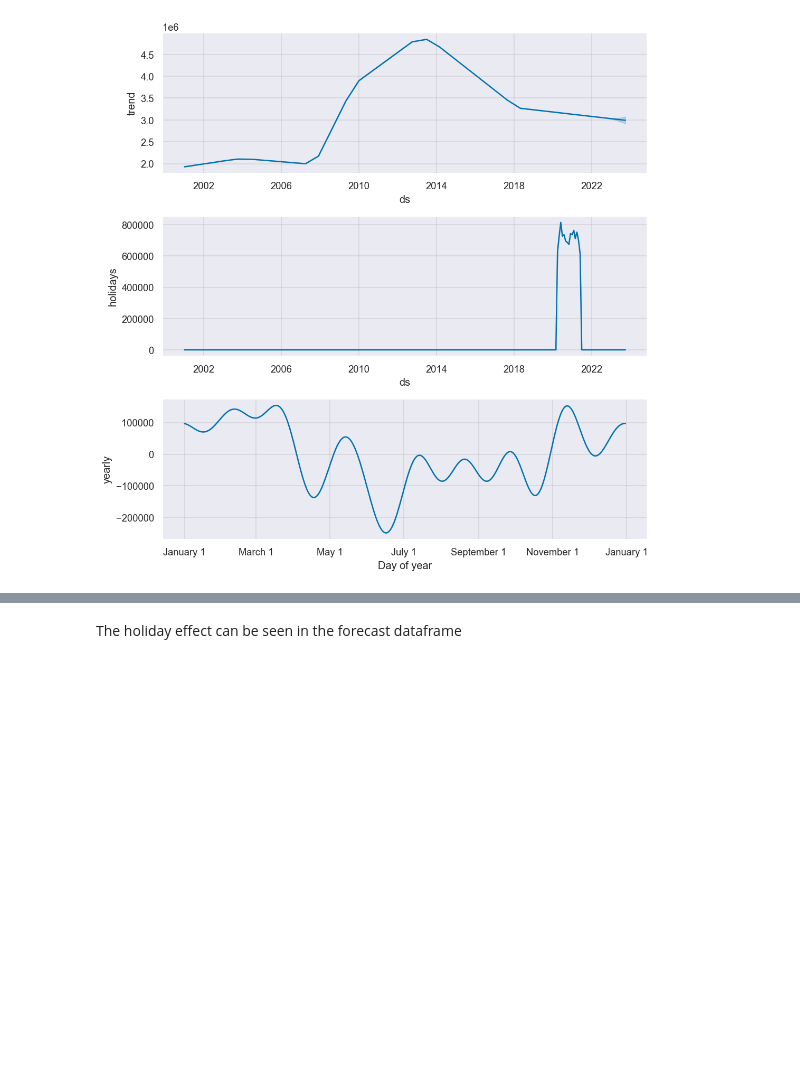
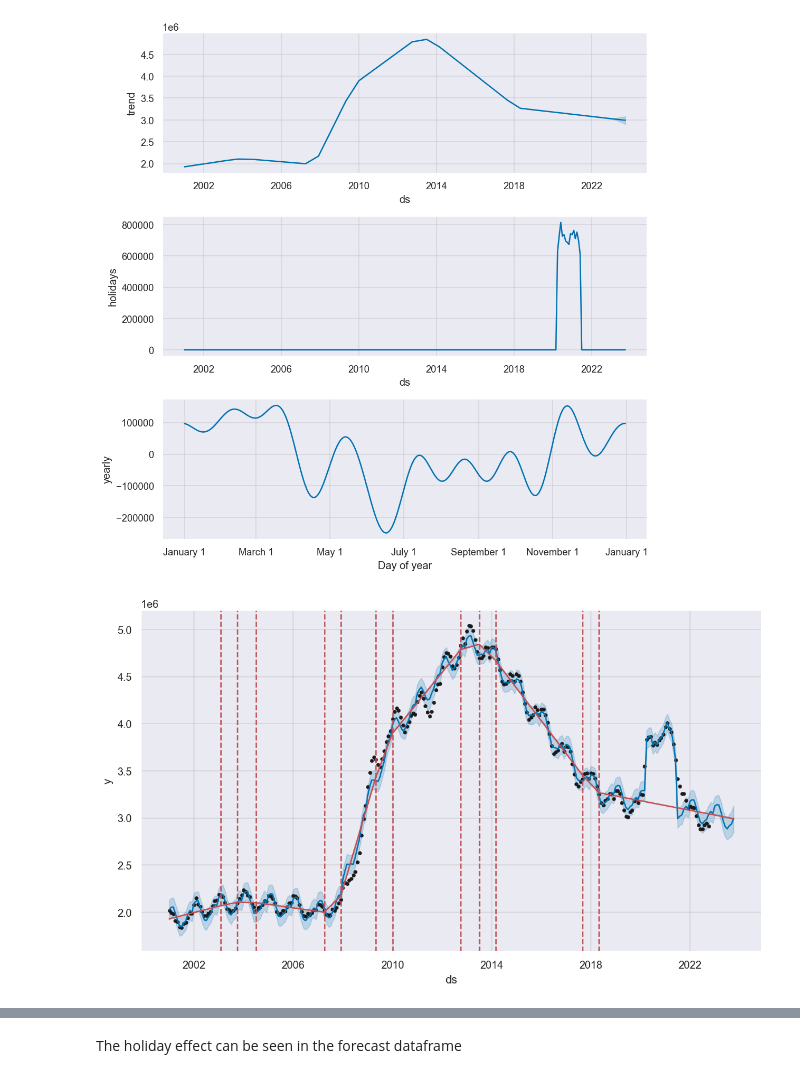
Before and after one commit to MartaSimon/ML_A2, a Jupyter notebook: script_final.ipynb, the cells around one changed output, grey strips where cells are left out. Drawn from its saved outputs; the diff is of its cells as text; code cells hidden in the pictures; blank space fills up the shorter version.

```diff
--- a/script_final.ipynb
+++ b/script_final.ipynb
@@ -1178,3 +1178,9 @@ Text(0.5, 1.0, 'Lockdowns as one-off holidays')
 fig = prophet_int2.plot_components(forecast2)
 # %% [output]
 [figure]
+# %%
+# Localizamos los puntos de cambio de la serie, Así como la tendencia que sigue a lo largo del tiempo
+fig = prophet_int2.plot(forecast2)
+a = add_changepoints_to_plot(fig.gca(), prophet_int2, forecast2)
+# %% [output]
+[figure, added]
```
Also changed, not shown: parts of 14 cells of this notebook.
